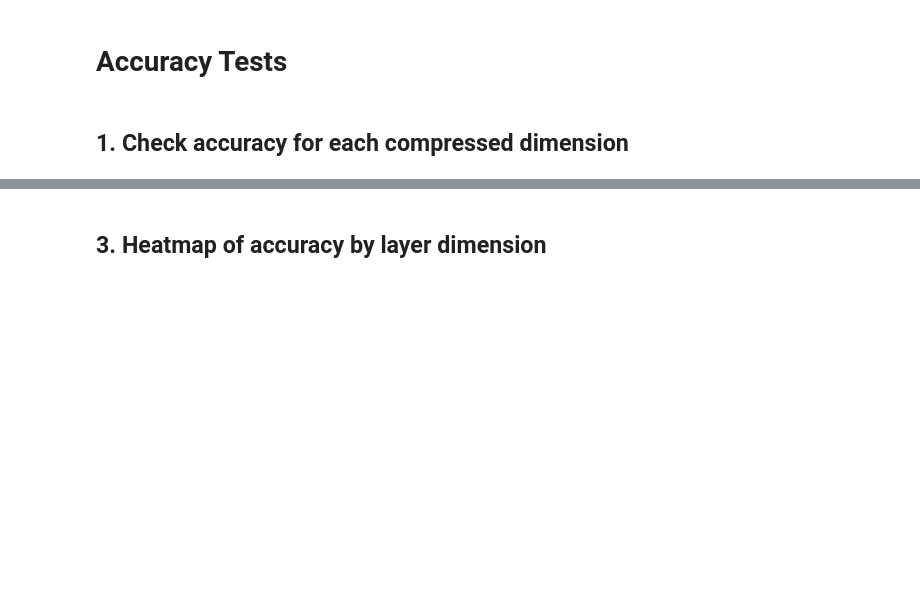
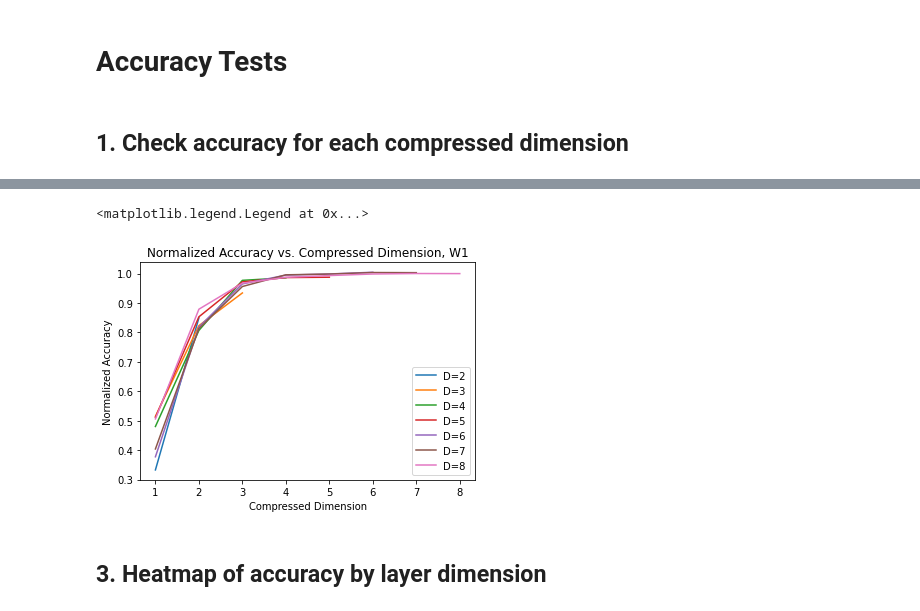
Before and after one commit to aaronleesander/DMRG-inspired-Algorithms-for-Neural-Network-Compression, a Jupyter notebook: DMRG/FC2_Multi_Model.ipynb, the cells around one changed output, grey strips where cells are left out. Drawn from its saved outputs; the diff is of its cells as text; code cells hidden in the pictures; blank space fills up the shorter version.

```diff
--- a/DMRG/FC2_Multi_Model.ipynb
+++ b/DMRG/FC2_Multi_Model.ipynb
@@ -202,0 +225,69 @@ Extracting ./data/t10k-labels-idx1-ubyte.gz
+# %%
+plt.figure()
+plt.xlabel('Compressed Dimension')
+plt.ylabel('Normalized Accuracy')
+plt.title('Normalized Accuracy vs. Compressed Dimension, W1')
+
+for model in all_models:
+    ### Maximizing total accuracy
+    acc_compressed = []
+    time_compressed = []
+    params = []
+    # if len(model.compressed_MPS_0) > len(model.compressed_MPS_1):
+    #     shortest = len(model.compressed_MPS_1)
+    #     longest = len(model.compressed_MPS_0)
+    # else:
+    #     shortest = len(model.compressed_MPS_0)
+    #     longest = len(model.compressed_MPS_1)
+
+    for i in range(len(model.compressed_MPS_1)):
+        MPS_1_test = model.compressed_MPS_1[i]
+        # if new_dim < shortest:
+        #     MPS_0_test = model.compressed_MPS_0[new_dim-1]
+        #     MPS_1_test = model.compressed_MPS_1[new_dim-1]
+        # else:
+        #     if shortest == len(model.compressed_MPS_0):
+        #         MPS_0_test = model.compressed_MPS_0[-1]
+        #         MPS_1_test = model.compressed_MPS_1[new_dim-1]
+        #     elif shortest == len(model.compressed_MPS_1):
+        #         MPS_0_test = model.compressed_MPS_0[new_dim-1]
+        #         MPS_1_test = model.compressed_MPS_1[-1]
+
+        #dim_0 = [MPS_0_test[0].shape[1], MPS_0_test[1].shape[1], MPS_0_test[2].shape[1], MPS_0_test[3].shape[1]]
+        dim_1 = [MPS_1_test[0].shape[1], MPS_1_test[1].shape[1], MPS_1_test[2].shape[1], MPS_1_test[3].shape[1]]
+        #MPO_0_test = open_legs(MPS_0_test, sigma=[4,7,7,4], sigma_prime=[4,4,4,4], bond_dim=dim_0)
+        MPO_0_test = model.MPO_0
+        MPO_1_test = open_legs(MPS_1_test, sigma=[4,4,4,4], sigma_prime=[1,10,1,1], bond_dim=dim_1)
+
+        total_params = 0
+        for tensor in MPO_0_test:
+            total_params += tensor.size
+        for tensor in MPO_1_test:
+            total_params += tensor.size
+        params.append(total_params)
+
+        acc, t = FC2(MPO_0_test, model.bias_0, MPO_1_test, model.bias_1)
+        acc_compressed.append(acc)
+        time_compressed.append(t)
+
+    params_orig = 0
+    for tensor in model.MPO_0:
+        params_orig += tensor.size
+    for tensor in model.MPO_1:
+        params_orig += tensor.size
+
+    params = np.array(params)/params_orig*100
+    acc_orig, time_orig = FC2(model.MPO_0, model.bias_0, model.MPO_1, model.bias_1)
+
+
+    x = range(1, len(model.compressed_MPS_0)+1)
+    data1 = acc
+    data2 = params
+
+    normalized_acc = [x/best_acc for x in acc_compressed]
+
+    plt.plot(x, normalized_acc, label="D=%d" % (len(model.compressed_MPS_0)))
+
+
+plt.legend()
+# %% [output]
@@ -203,3 +311,5 @@ Extracting ./data/t10k-labels-idx1-ubyte.gz
+<matplotlib.legend.Legend at 0x...>
+[figure, added]
 # %% [markdown]
 ## 3. Heatmap of accuracy by layer dimension
 # %%
```
Also changed, not shown: parts of 8 cells of this notebook.
